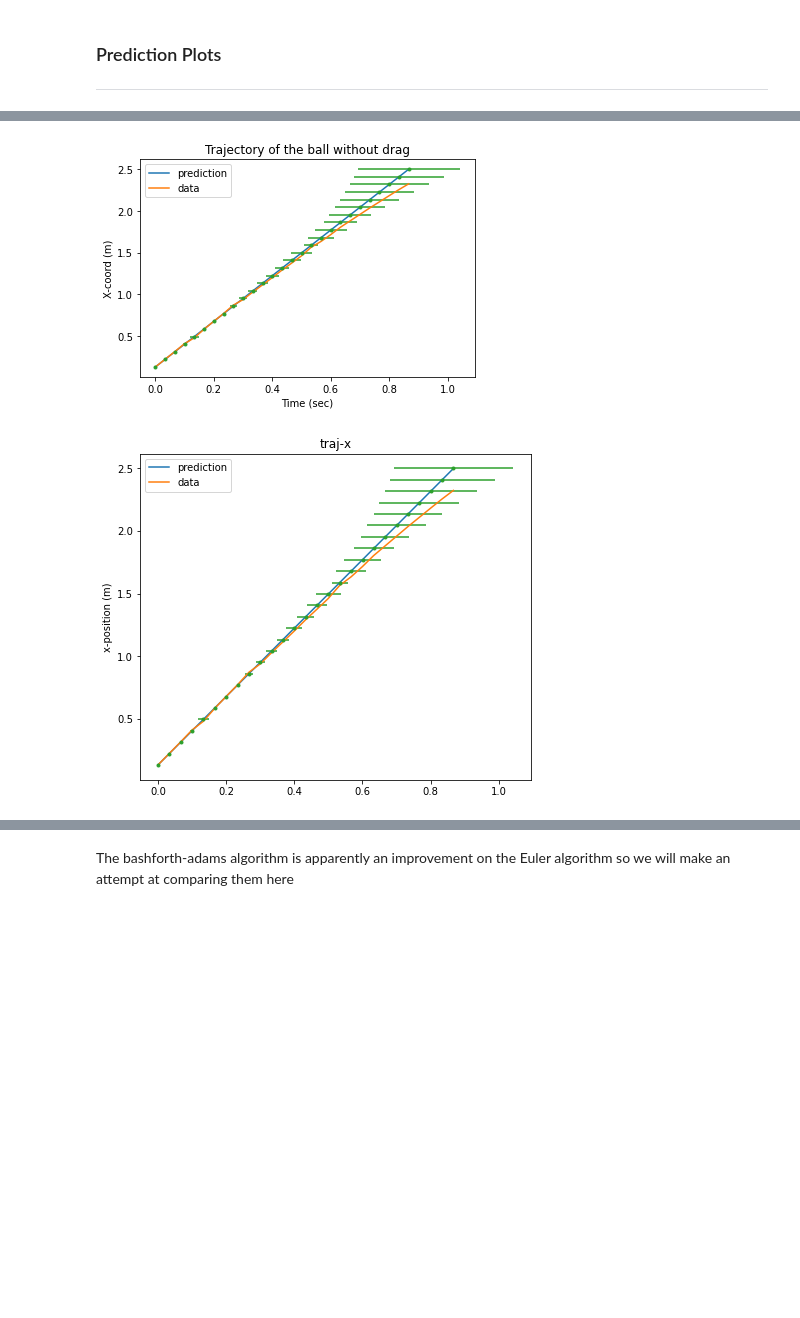
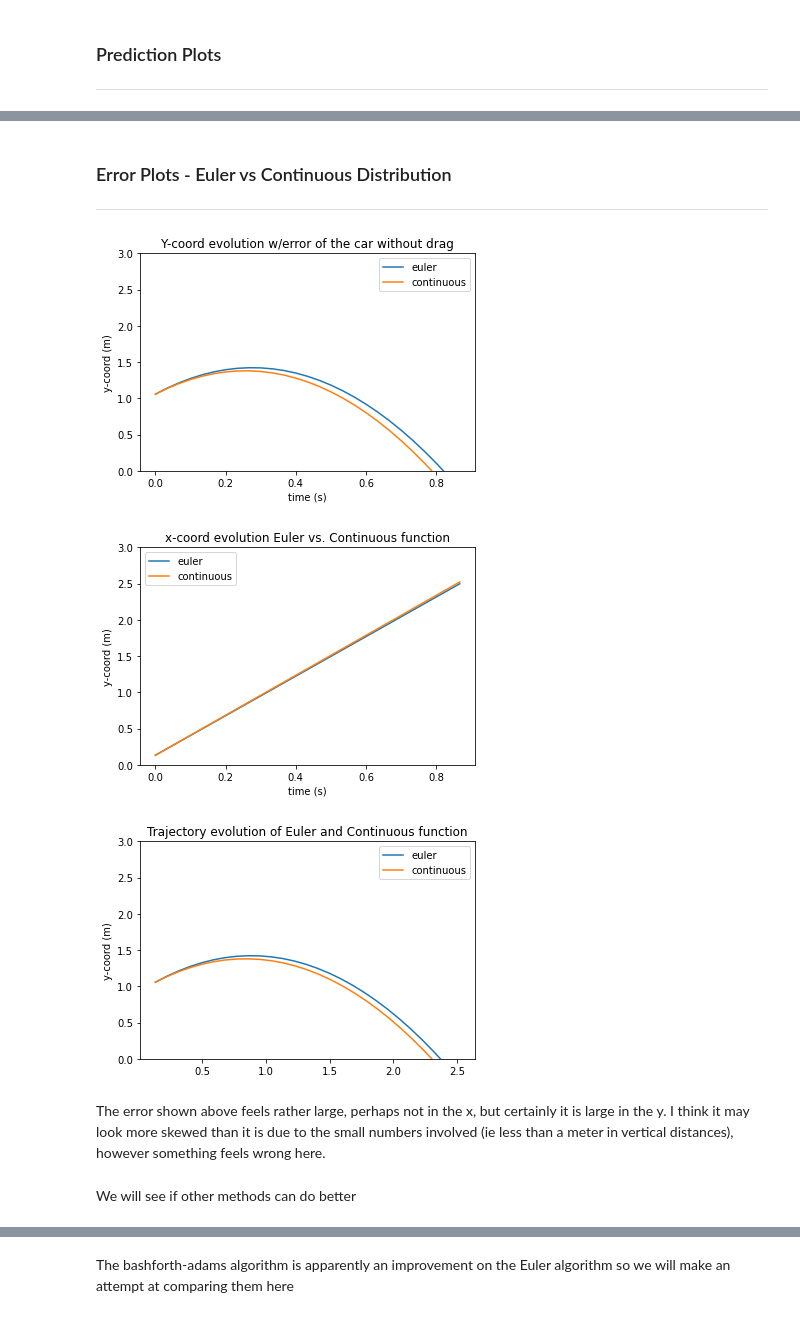
Before and after one commit to imnotartsy/PHY68, a Jupyter notebook: Car.ipynb, the cells around one changed output, grey strips where cells are left out. Drawn from its saved outputs; the diff is of its cells as text; code cells hidden in the pictures; blank space fills up the shorter version.

Commit message:
reorganized, added helper functions

```diff
--- a/Car.ipynb
+++ b/Car.ipynb
@@ -227,44 +197,34 @@ plt.show()
-# %%
-plt.plot(t, x, label="prediction")
-plt.plot(df['t'], df['x'], label="data")
-plt.plot()
-plt.title('Trajectory of the ball without drag')
-plt.xlabel('Time (sec)')
-plt.ylabel('X-coord (m)')
-plt.errorbar(t, x, xerr=x_err, fmt='.')
-plt.legend()
-plt.show()
-# %% [output]
-[figure, removed]
-# %%
-def make_plot(pars, ftitle, x_err=[], y_err=[], flabel=[], faxis=['']*2, fsize=[6, 4]):
-    # this will make sure we don't align labels incorrectly
-    if flabel == []:
-        flabel = ['']*len(pars)
-    if y_err == []:
-        y_err = [0]*len(pars[0][1])
-    if x_err == []:
-        x_err = [0]*len(pars[0][0])
-
-    # create the fig
-    fig = plt.figure(figsize=(fsize[0], fsize[1]))
-
-    # loop through to plot all the given lines
-    for i in range(len(pars)):
-        plt.plot(pars[i][0], pars[i][1], label=flabel[i])
-
-    # other parameters for the plot
-    plt.title(ftitle)
-    plt.ylabel(faxis[1])
-    plt.errorbar(pars[0][0], pars[0][1], xerr=x_err, yerr=y_err, fmt='.')
-    plt.legend()
-
-make_plot([[t, x], [t_data, x_data]],       # data plotting (pars)
-          "traj-x",
-          x_err,
-          flabel=["prediction", "data"],
-          faxis=["time (sec)", "x-position (m)"],
-          fsize=[7, 6])
-# %% [output]
-[figure, removed]
+# %% [markdown]
+### Error Plots - Euler vs Continuous Distribution
+---
+# %%
+# we initialize a new range for the equations, and calculate the paths directly
+# a = np.arange(0, 0.85, 0.001)
+a = t
+b = y0 + vy0 * a - (1/2) * g * a**2
+c = x0 + vx0 * a
+
+# plots
+make_plot([[t, y], [a, b]],
+          "Y-coord evolution w/error of the car without drag",
+          flabel=["euler", "continuous"],
+          faxis=["time (s)", "y-coord (m)"])
+
+make_plot([[t, x], [a, c]],
+          "x-coord evolution Euler vs. Continuous function",
+          flabel=["euler", "continuous"],
+          faxis=["time (s)", "y-coord (m)"])
+
+make_plot([[x, y], [c, b]],
+          "Trajectory evolution of Euler and Continuous function",
+          flabel=["euler", "continuous"],
+          faxis=["", "y-coord (m)"])
+# %% [output]
+[figure, added]
+[figure, added]
+[figure, added]
+# %% [markdown]
+The error shown above feels rather large, perhaps not in the x, but certainly it is large in the y. I think it may look more skewed than it is due to the small numbers involved (ie less than a meter in vertical distances), however something feels wrong here.
+# %% [markdown]
+We will see if other methods can do better
 # %% [markdown]
```
Also changed, not shown: parts of 35 cells of this notebook.
